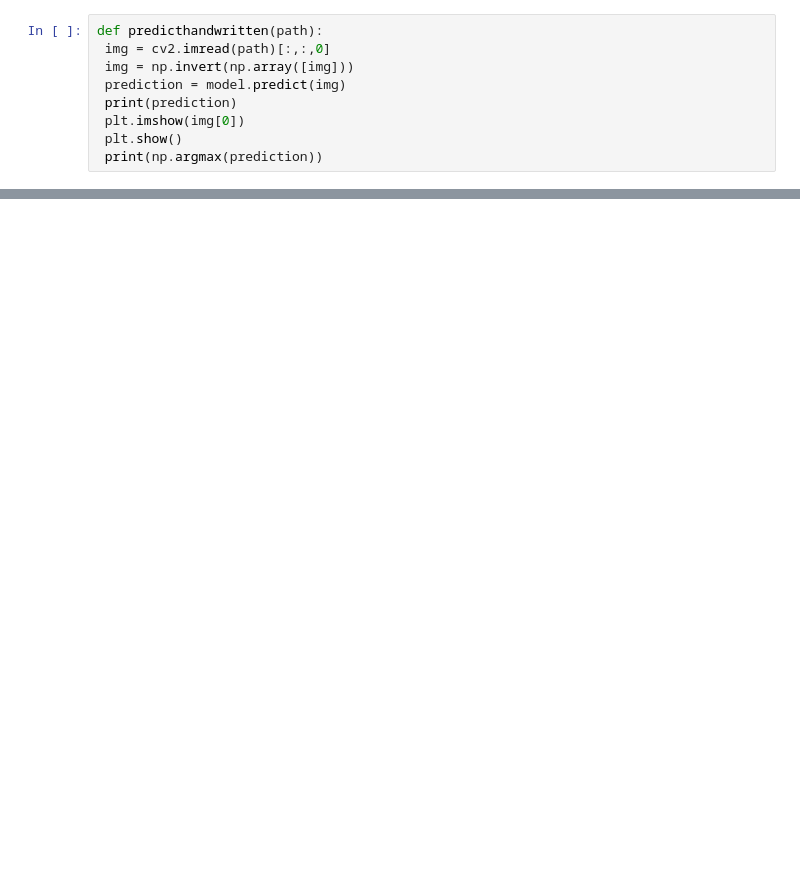
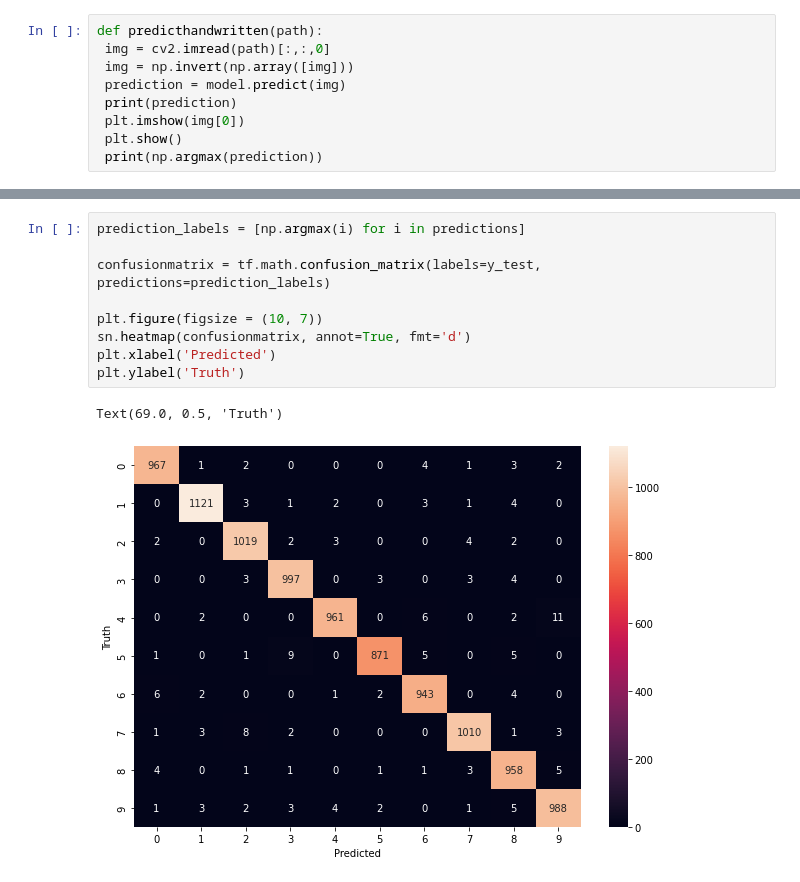
Before and after one commit to MarioS040/bigdata, a Jupyter notebook: main.ipynb, the cells around one changed output, grey strips where cells are left out. Saved outputs shown, nothing was run; the diff lists cells and outputs as text; blank space fills up the shorter version.

```diff
--- a/main.ipynb
+++ b/main.ipynb
@@ -77,3 +67,15 @@ predicthandwritten("7.png")
 [[0. 0. 1. 0. 0. 0. 0. 0. 0. 0.]]
 [figure]
 2
+# %%
+prediction_labels = [np.argmax(i) for i in predictions]
+
+confusionmatrix = tf.math.confusion_matrix(labels=y_test, predictions=prediction_labels)
+
+plt.figure(figsize = (10, 7))
+sn.heatmap(confusionmatrix, annot=True, fmt='d')
+plt.xlabel('Predicted')
+plt.ylabel('Truth')
+# %% [output]
+Text(69.0, 0.5, 'Truth')
+[figure, added]
```
Also changed, not shown: parts of 6 cells of this notebook.
